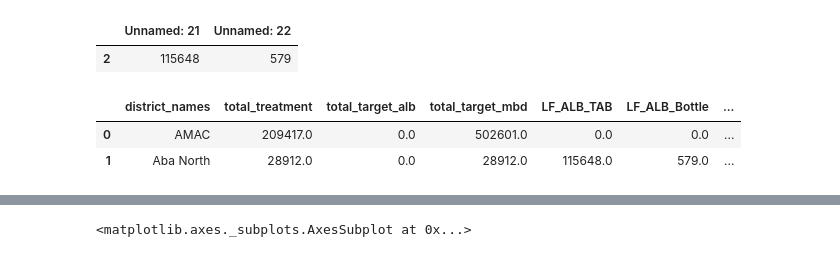
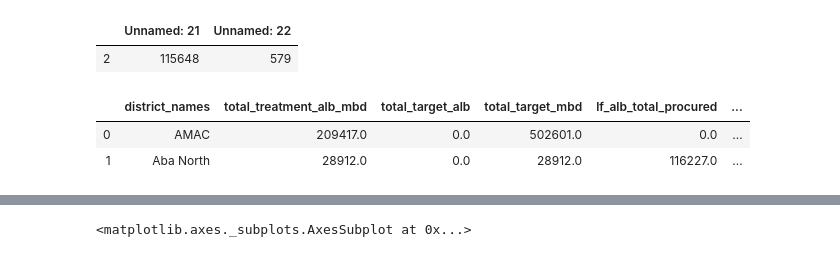
Before and after one commit to stm7631/AA-08-Washington-Data-Wizards, a Jupyter notebook: Code/Reading and Plotting Nigeria Data.ipynb, the cells around one changed output, grey strips where cells are left out. Saved outputs shown, nothing was run; the diff lists cells and outputs as text; code cells hidden in the pictures.

```diff
--- a/Code/Reading and Plotting Nigeria Data.ipynb
+++ b/Code/Reading and Plotting Nigeria Data.ipynb
@@ -55,22 +67,22 @@ lf_alb_tab_bottle.head(1)
 | 2 | 115648 | 579 |
 # %%
 # combining the different Series into one dataframe
-selectedData = pd.DataFrame({'district_names':district_names, 'total_treatment':total_treatment, 'total_target_alb':total_target_alb, 'total_target_mbd':total_target_mbd, 'LF_ALB_TAB':lf_alb_tab_bottle.iloc[:,0], 'LF_ALB_Bottle':lf_alb_tab_bottle.iloc[:,1], 'SAC_ALB_TAB':sac_alb_tab_bottle.iloc[:,0], 'SAC_ALB_Bottle':sac_alb_tab_bottle.iloc[:,1], 'SAC_MBD_TAB':sac_mbd_tab_bottle.iloc[:,0], 'SAC_MBD_Bottle':sac_mbd_tab_bottle.iloc[:,1],
+selectedData = pd.DataFrame({'district_names':district_names, 'total_treatment_alb_mbd':total_treatment, 'total_target_alb':total_target_alb, 'total_target_mbd':total_target_mbd, 'lf_alb_total_procured':lf_alb_tab_bottle.iloc[:,0] + lf_alb_tab_bottle.iloc[:,1], 'sac_alb_total_procured':sac_alb_tab_bottle.iloc[:,0] + sac_alb_tab_bottle.iloc[:,1], 'sth_mbd_total_procured':sac_mbd_tab_bottle.iloc[:,0] + sac_mbd_tab_bottle.iloc[:,1],
                             'pzq_total_treatment':pzq_total_treatment, 'pzq_total_procured':pzq_total_procured, 'ivm_total_treatment':ivm_total_treatment, 'ivm_total_procured':ivm_total_procured})
 
 # the data is of type string, so here I am just changing everything but the district names to numerics
 for col in selectedData.columns:
     if col != 'district_names':
         selectedData[col] = pd.to_numeric(selectedData[col])
 
 # grouping the data by district names and using a mean to aggregate districts that may have multiple rows
 # this is probably not the right way to do it, but it was a quick solution
 selectedData = selectedData.groupby('district_names').mean().reset_index()
 selectedData.head(2)
 # %% [output]
-|  | district_names | total_treatment | total_target_alb | total_target_mbd | LF_ALB_TAB | LF_ALB_Bottle | ... |
-| 0 | AMAC | 209417.0 | 0.0 | 502601.0 | 0.0 | 0.0 | ... |
-| 1 | Aba North | 28912.0 | 0.0 | 28912.0 | 115648.0 | 579.0 | ... |
+|  | district_names | total_treatment_alb_mbd | total_target_alb | total_target_mbd | lf_alb_total_procured | ... |
+| 0 | AMAC | 209417.0 | 0.0 | 502601.0 | 0.0 | ... |
+| 1 | Aba North | 28912.0 | 0.0 | 28912.0 | 116227.0 | ... |
 # %%
 # loading in geojson
 shapefile = '../Data/Nigeria/Nigeria_Shape/AFRO_IUs_201812.shp'
```
Also changed, not shown: parts of 6 cells of this notebook, 1 other file.
